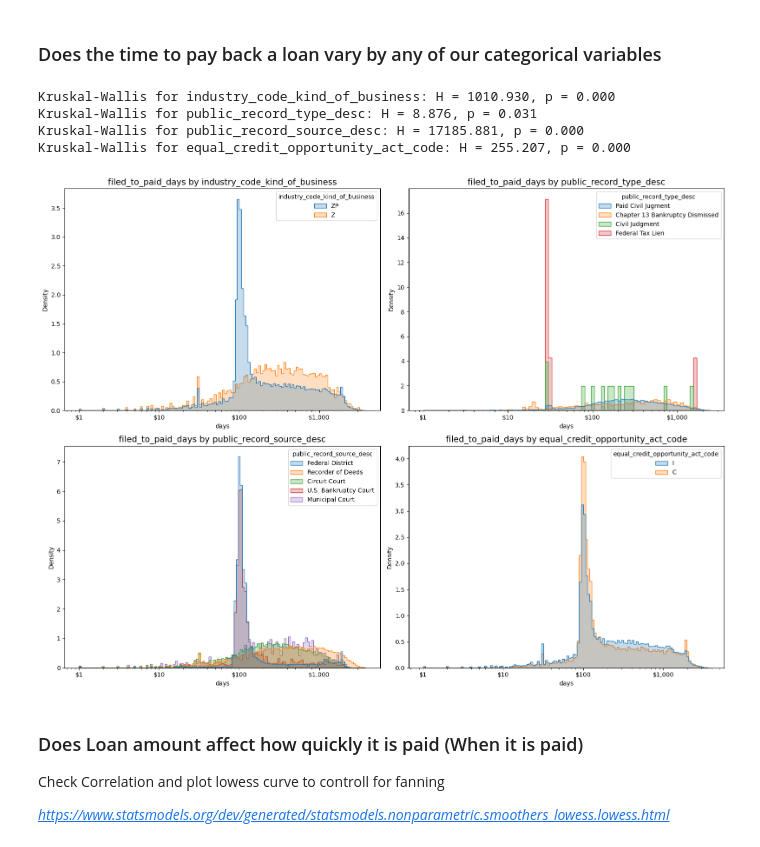
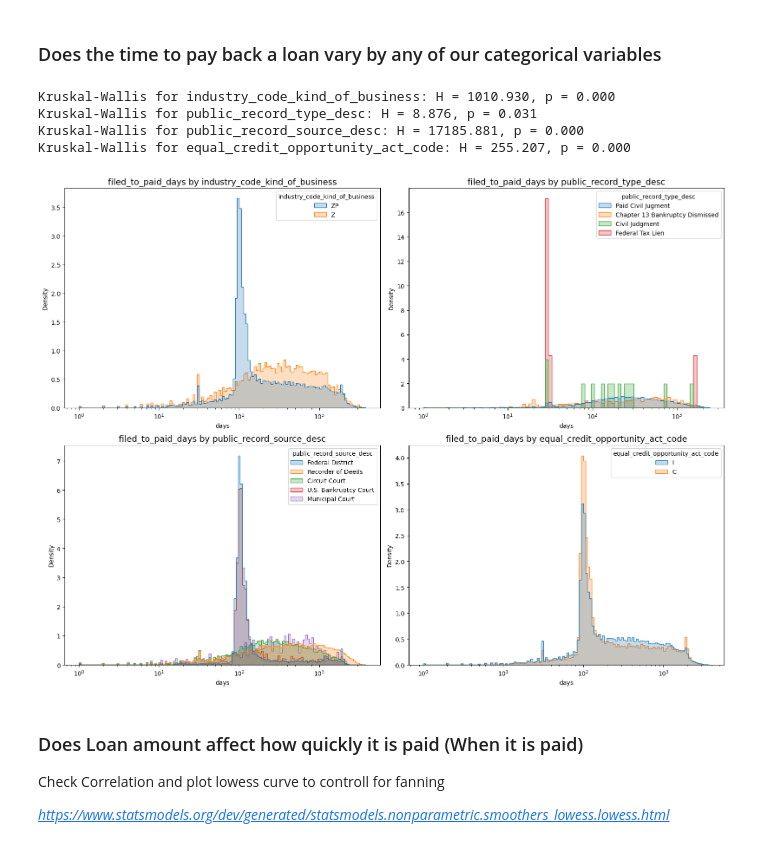
Before and after one commit to mattstoebe/Loan_Performance_Public_records, a Jupyter notebook: EDA/01_public_record_orientation.ipynb, the cells around one changed output. Drawn from its saved outputs; the diff is of its cells as text; code cells hidden in the pictures.

```diff
--- a/EDA/01_public_record_orientation.ipynb
+++ b/EDA/01_public_record_orientation.ipynb
@@ -374,37 +374,34 @@ for ax, cat in zip(axes, cats):
     if len(groups) >= 2:
         h_stat, p_val = stats.kruskal(*groups)
         print(f"Kruskal-Wallis for {cat}: H = {h_stat:.3f}, p = {p_val:.3f}")
     else:
         print(f"Not enough valid groups for Kruskal-Wallis on {cat}")
 
 
     # Plot histogram with hue
     sns.histplot(
         data=df_sub,
         x="filed_to_paid_days",
         hue=cat,
         element="step",
         stat="density",
         common_norm=False,
         ax=ax,
         log_scale=True,
     )
-    ax.xaxis.set_major_formatter(
-        mtick.FuncFormatter(lambda x, _: f'${x:,.0f}')
-    )
 
     ax.set_title(f"filed_to_paid_days by {cat}", fontsize=14)
     ax.set_xlabel("days")
     ax.set_ylabel("Density")
 
 plt.tight_layout()
 plt.show()
 # %% [output]
 Kruskal-Wallis for industry_code_kind_of_business: H = 1010.930, p = 0.000
 Kruskal-Wallis for public_record_type_desc: H = 8.876, p = 0.031
 Kruskal-Wallis for public_record_source_desc: H = 17185.881, p = 0.000
 Kruskal-Wallis for equal_credit_opportunity_act_code: H = 255.207, p = 0.000
-[figure, old version]
+[figure, new version]
 # %% [markdown]
 ### Does Loan amount affect how quickly it is paid (When it is paid)
 
```
Also changed, not shown: parts of 2 cells of this notebook, 3 other files.
